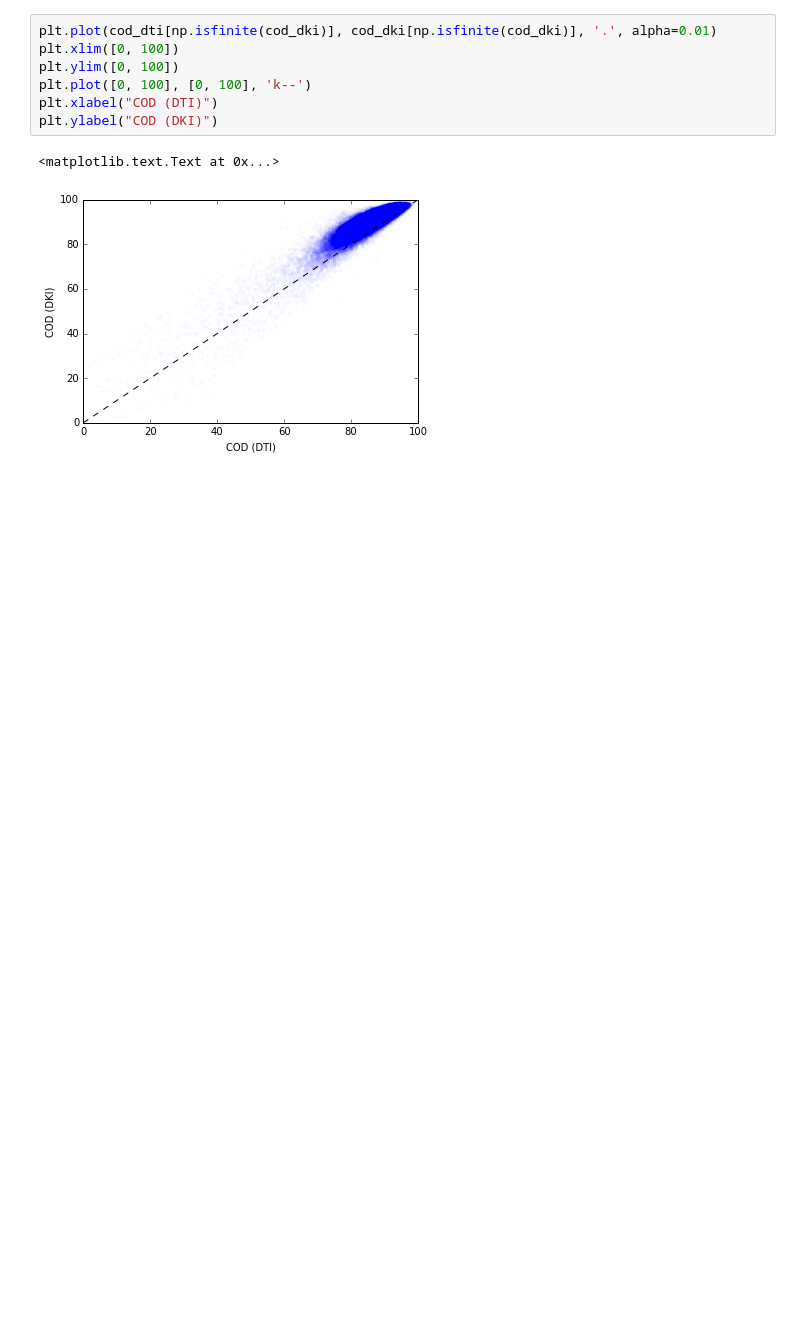
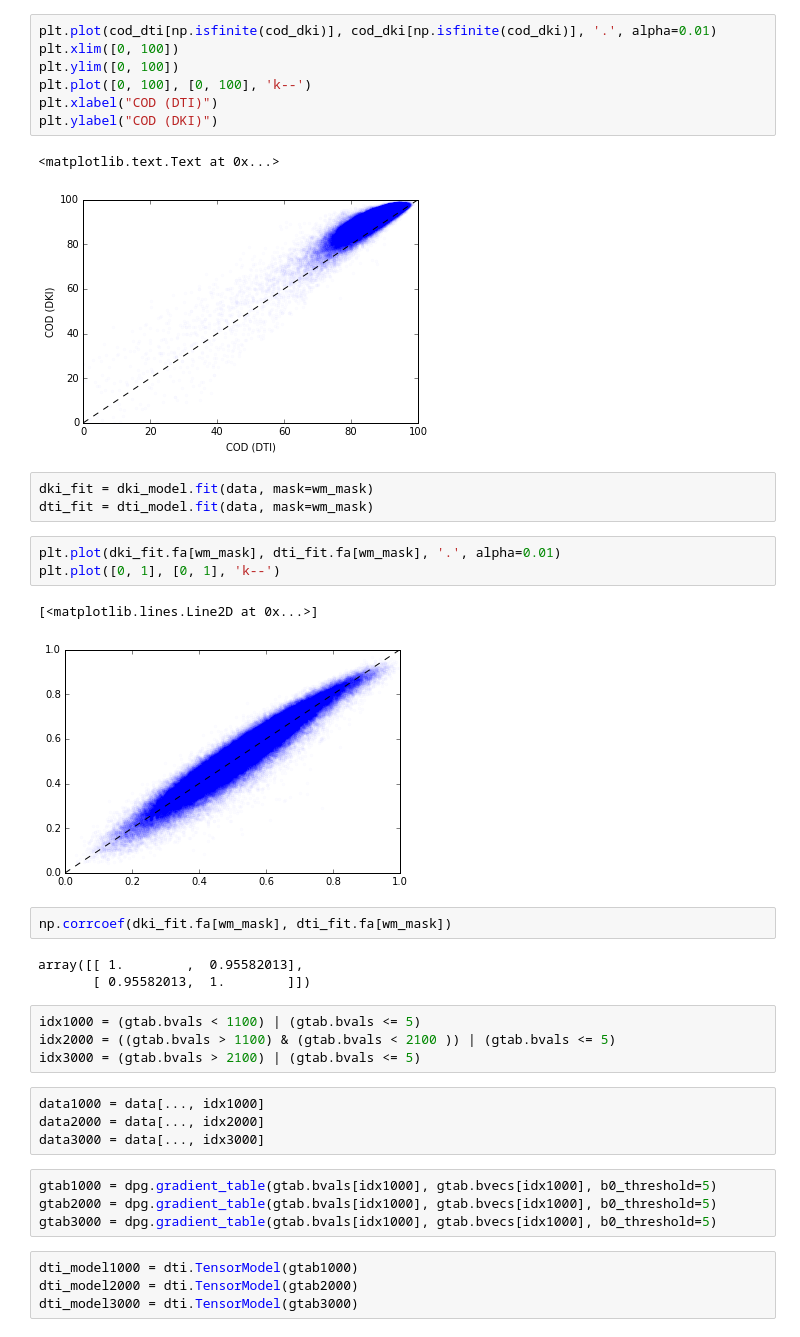
Before and after one commit to arokem/dki-accuracy-reliability, a Jupyter notebook: dki-dti.ipynb, the cells around one changed output. Drawn from its saved outputs; the diff is of its cells as text; blank space fills up the shorter version.

```diff
--- a/dki-dti.ipynb
+++ b/dki-dti.ipynb
@@ -66,3 +66,33 @@ plt.ylabel("COD (DKI)")
 # %% [output]
 <matplotlib.text.Text at 0x...>
 [figure]
+# %%
+dki_fit = dki_model.fit(data, mask=wm_mask)
+dti_fit = dti_model.fit(data, mask=wm_mask)
+# %%
+plt.plot(dki_fit.fa[wm_mask], dti_fit.fa[wm_mask], '.', alpha=0.01)
+plt.plot([0, 1], [0, 1], 'k--')
+# %% [output]
+[<matplotlib.lines.Line2D at 0x...>]
+[figure, added]
+# %%
+np.corrcoef(dki_fit.fa[wm_mask], dti_fit.fa[wm_mask])
+# %% [output]
+array([[ 1.        ,  0.95582013],
+       [ 0.95582013,  1.        ]])
+# %%
+idx1000 = (gtab.bvals < 1100) | (gtab.bvals <= 5)
+idx2000 = ((gtab.bvals > 1100) & (gtab.bvals < 2100 )) | (gtab.bvals <= 5)
+idx3000 = (gtab.bvals > 2100) | (gtab.bvals <= 5)
+# %%
+data1000 = data[..., idx1000]
+data2000 = data[..., idx2000]
+data3000 = data[..., idx3000]
+# %%
+gtab1000 = dpg.gradient_table(gtab.bvals[idx1000], gtab.bvecs[idx1000], b0_threshold=5)
+gtab2000 = dpg.gradient_table(gtab.bvals[idx1000], gtab.bvecs[idx1000], b0_threshold=5)
+gtab3000 = dpg.gradient_table(gtab.bvals[idx1000], gtab.bvecs[idx1000], b0_threshold=5)
+# %%
+dti_model1000 = dti.TensorModel(gtab1000)
+dti_model2000 = dti.TensorModel(gtab2000)
+dti_model3000 = dti.TensorModel(gtab3000)
```
Also changed, not shown: parts of 2 cells of this notebook.
